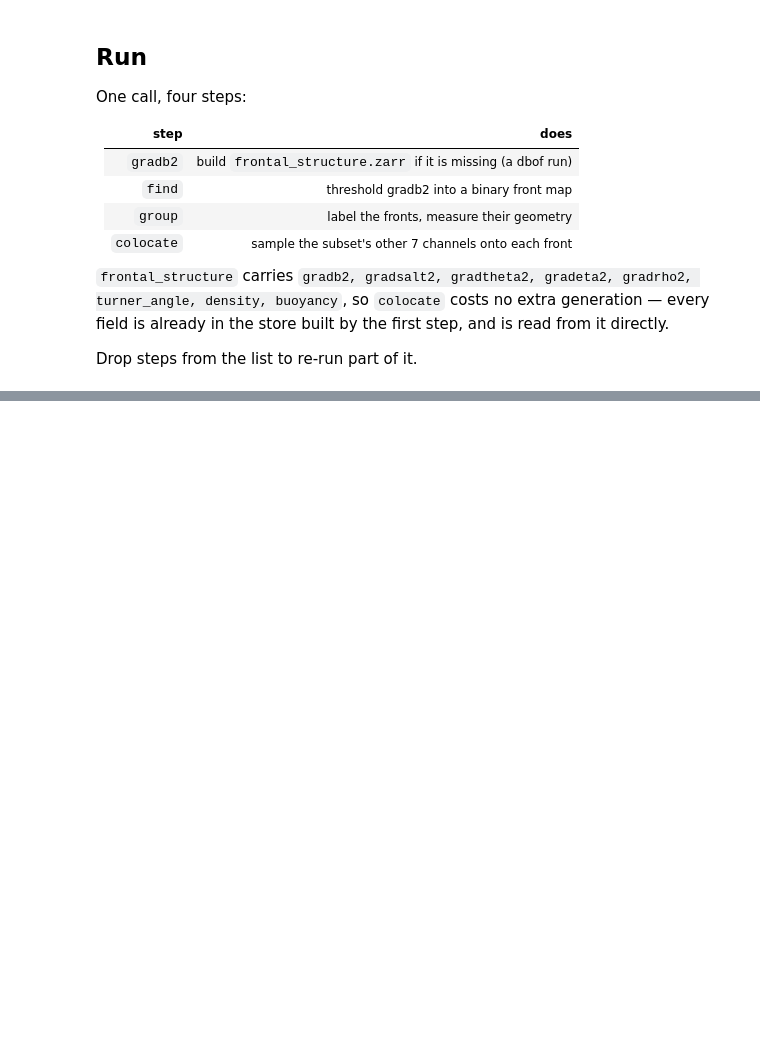
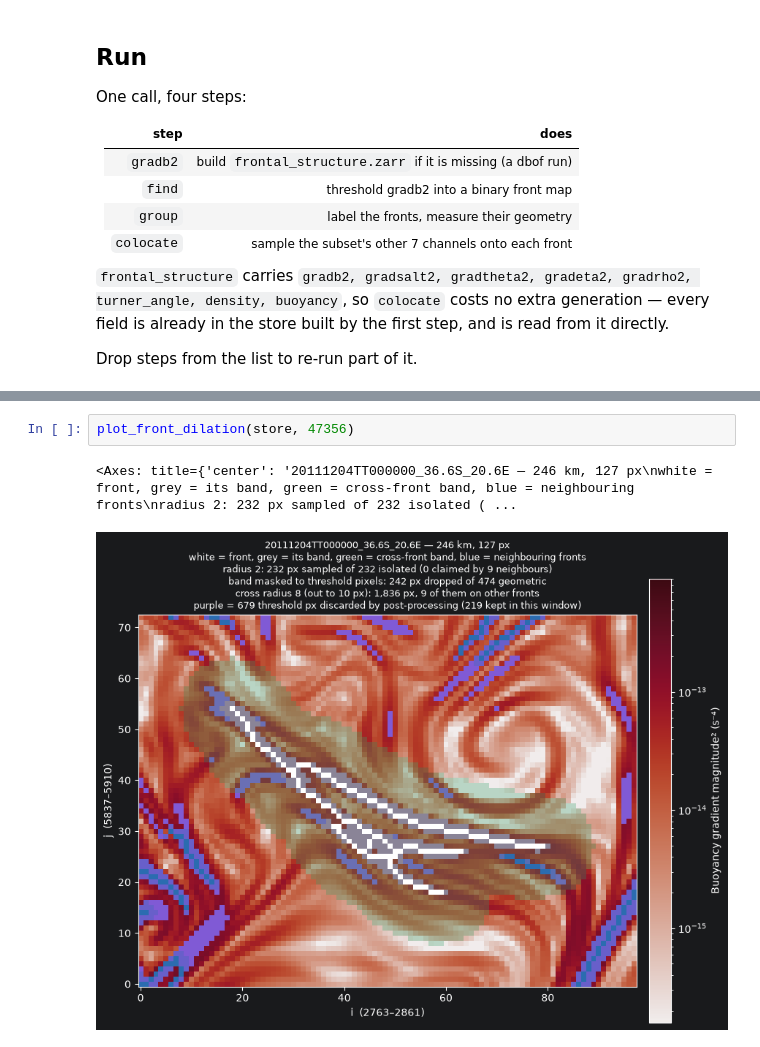
Before and after one commit to Sea-Meets-the-Stars/front-finding, a Jupyter notebook: notebooks/test_run_single_timestep.ipynb, the cells around one changed output, grey strips where cells are left out. Saved outputs shown, nothing was run; the diff lists cells and outputs as text; blank space fills up the shorter version.

```diff
--- a/notebooks/test_run_single_timestep.ipynb
+++ b/notebooks/test_run_single_timestep.ipynb
@@ -359,0 +459,5 @@ for meta in sorted(Path(RUN_ROOT).glob("*.meta")):
+# %%
+plot_front_dilation(store, 47356)
+# %% [output]
+<Axes: title={'center': '20111204TT000000_36.6S_20.6E — 246 km, 127 px\nwhite = front, grey = its band, green = cross-front band, blue = neighbouring fronts\nradius 2: 232 px sampled of 232 isolated ( ...
+[figure, added]
```
Also changed, not shown: parts of 36 cells of this notebook, 32 other files.
